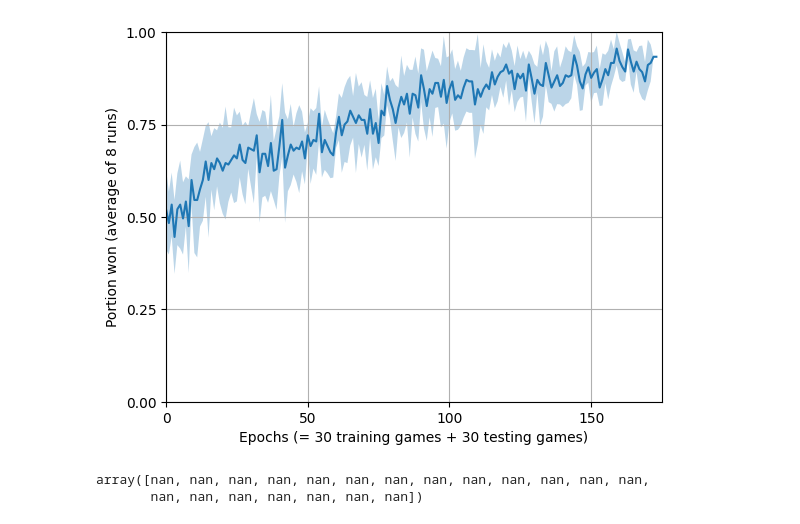
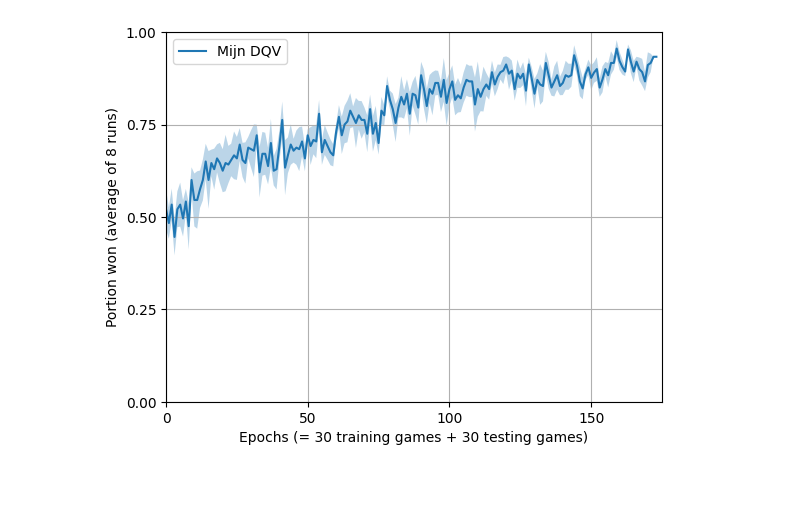
Before and after one commit to IndoorAdventurer/RL_Exploding_Kittens, a Jupyter notebook: plotting.ipynb, the cells around one changed output. Saved outputs shown, nothing was run; the diff lists cells and outputs as text; code cells hidden in the pictures; blank space fills up the shorter version.

Commit message:
Gathering some results. Made some changes that I did not test yet

```diff
--- a/plotting.ipynb
+++ b/plotting.ipynb
@@ -4,44 +4,41 @@ import matplotlib.pyplot as plt
 import numpy as np
 import os
 # %%
-def plot_wins(dir_name: str):
+def plot_wins(dir_name: str, label: str):
     files = [os.path.join(dir_name, f) for f in os.listdir(dir_name) if f.endswith(".csv")]
     wins_arr = []
     max_len = 0
     for f in files:
         df = pd.read_csv(f)
         subtr = df["games"].to_numpy() - 30
         wins = df[" wins"].to_numpy() - subtr
         wins = wins / 30
+        wins[(wins > 30) | (wins < 0)] = np.nan
         wins_arr += [wins]
         if len(wins) > max_len:
             max_len = len(wins)
 
     all = np.ones([len(wins_arr), max_len]) * np.nan
     for idx, arr in enumerate(wins_arr):
         all[idx, :len(arr)] = arr
 
     mean = np.nanmean(all, axis=0)
     std = np.nanstd(all, axis=0)
 
     x = np.arange(len(mean))
-    plt.plot(np.arange(len(mean)), mean)
-    plt.fill_between(x, mean - std, mean + std, alpha=0.3)
+    plt.plot(np.arange(len(mean)), mean, label=label)
+    plt.fill_between(x, mean - 0.5 * std, mean + 0.5 * std, alpha=0.3)
 
 
-plot_wins("./sa_nonatom_results/")
+plot_wins("./sa_nonatom_results/", "Mijn DQV")
 plt.grid()
 plt.xlim(0, 175)
 plt.ylim(0, 1)
 plt.xticks(np.arange(0, 175, 50))
 plt.yticks([0, 0.25, 0.5, 0.75, 1])
 plt.xlabel("Epochs (= 30 training games + 30 testing games)")
 plt.ylabel("Portion won (average of 8 runs)")
+plt.legend()
 plt.show()
 # %% [output]
-[figure, old version]
+[figure, new version]
-# %%
-np.ones(20) * np.nan
-# %% [output]
-array([nan, nan, nan, nan, nan, nan, nan, nan, nan, nan, nan, nan, nan,
-       nan, nan, nan, nan, nan, nan, nan])
```
Also changed, not shown: parts of 1 cell of this notebook, 22 other files.
